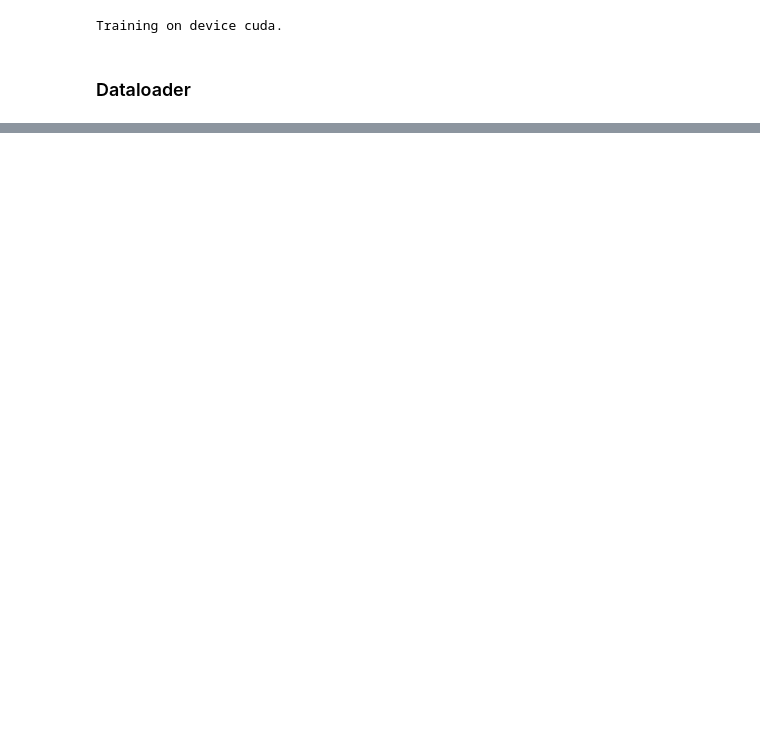
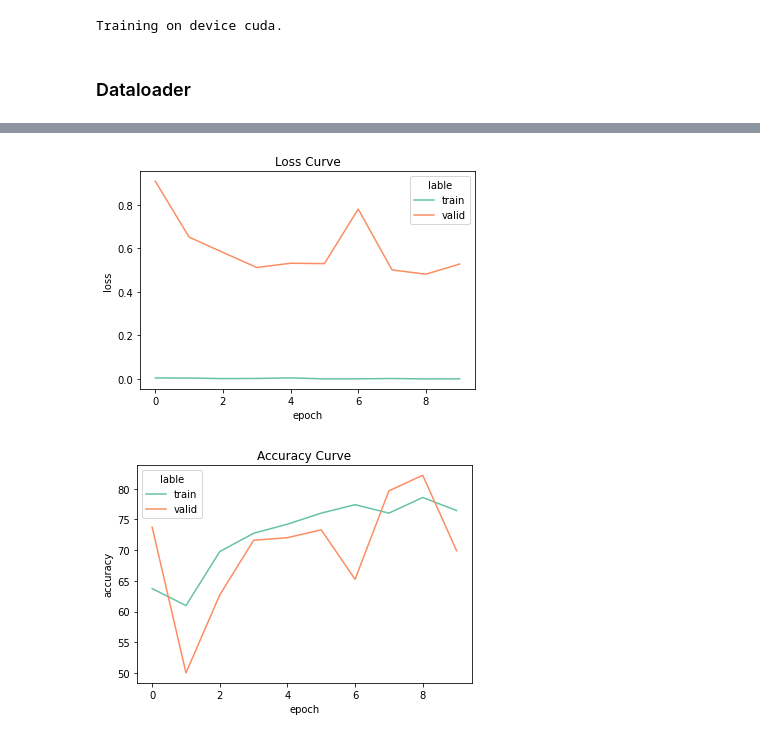
Before and after one commit to Catonpancake/AdvancedNN, a Jupyter notebook: retinatask.ipynb, the cells around one changed output, grey strips where cells are left out. Saved outputs shown, nothing was run; the diff lists cells and outputs as text; code cells hidden in the pictures; blank space fills up the shorter version.

Commit message:
working on test

```diff
--- a/retinatask.ipynb
+++ b/retinatask.ipynb
@@ -94,0 +84,25 @@ train_data[0][1]
+# %%
+model = timm.create_model('resnet10t')
+model.conv1 = nn.Conv2d(3, 64, kernel_size=224, stride=2, padding=3, bias=False)
+# model = model.to('cuda')
+pytorch_total_params = sum(p.numel() for p in model.parameters())
+pytorch_total_params
+loss_fn = nn.CrossEntropyLoss()
+optimizer = torch.optim.SGD(model.parameters(), lr=1e-3)
+epochs = 10
+total_df = pd.DataFrame()
+seedlist = [*range(10)]
+for seed in seedlist:
+    setseed(seed)
+    for t in range(epochs):
+        print(f"Epoch {t+1}\n-------------------------------")
+        traindf = train(trainl, model, loss_fn, optimizer,device=device, epoch=int(t), seed=seed)
+        validdf = test(validl, model, loss_fn, device=device, epoch=int(t), seed=seed)
+        total_df = pd.concat([total_df, traindf])
+        total_df = pd.concat([total_df, validdf])
+
+print("Done!")
+
+torch.save(model.state_dict(), "model.pth")
+print("Saved PyTorch Model State to model.pth")
+total_df = total_df.reset_index()
@@ -94,0 +116,10 @@ train_data[0][1]
+# %%
+plt.title('Loss Curve')
+sns.lineplot(data=total_df,x='epoch',y='loss',hue='lable',palette="Set2")
+plt.show()
+plt.title('Accuracy Curve')
+sns.lineplot(data=total_df,x='epoch',y='accuracy',hue='lable',palette="Set2")
+plt.show()
+# %% [output]
+[figure, added]
+[figure, added]
```
Also changed, not shown: parts of 15 cells of this notebook, 2 other files.
